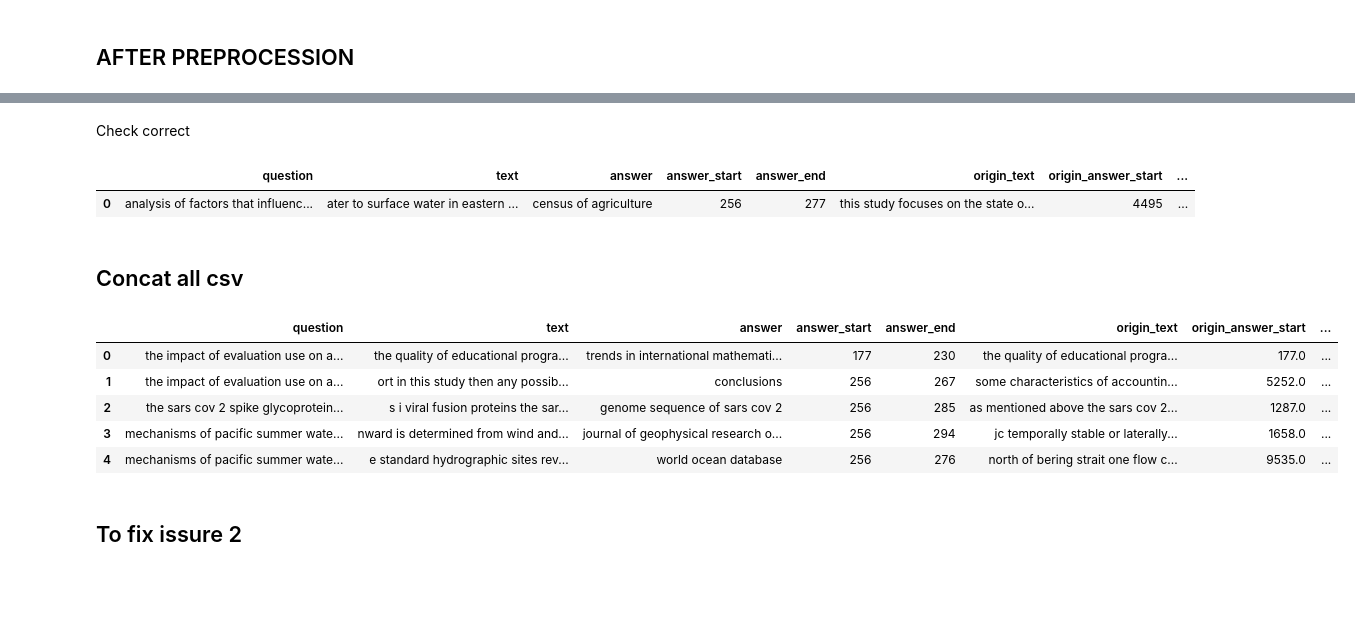
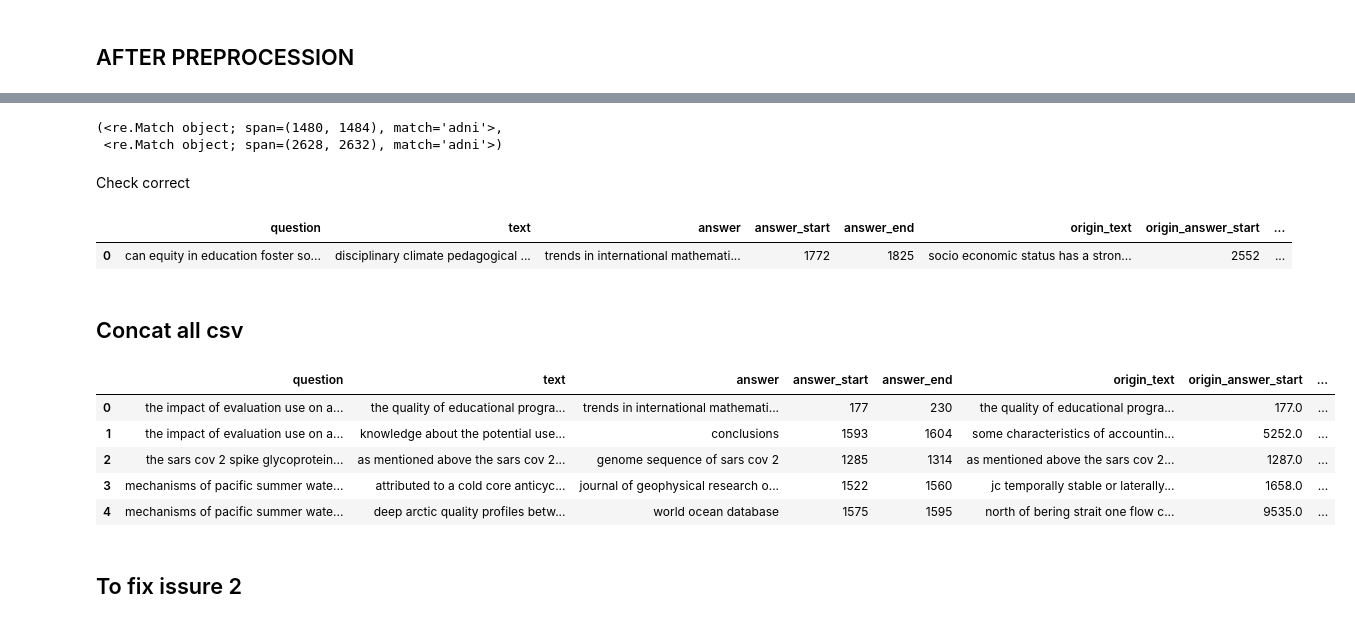
Before and after one commit to beifa/Coleridge_Initiative, a Jupyter notebook: notebook/preprocessing_data.ipynb, the cells around one changed output, grey strips where cells are left out. Drawn from its saved outputs; the diff is of its cells as text; code cells hidden in the pictures; blank space fills up the shorter version.

Commit message:
fix len text(it was count latter) but change to words

```diff
--- a/notebook/preprocessing_data.ipynb
+++ b/notebook/preprocessing_data.ipynb
@@ -569,3 +551,8 @@ shape = 0 2c014ca6-04b7-4672-b594-e5aaf23cf2d5
+# %%
+re.search(r'\badni\b', a.iloc[17].text), re.search(r'\badni\b', a.iloc[17].origin_text)
+# %% [output]
+(<re.Match object; span=(1480, 1484), match='adni'>,
+ <re.Match object; span=(2628, 2632), match='adni'>)
 # %% [markdown]
 Check correct
 # %%
@@ -609,9 +596,9 @@ zero_df = [
         '98958405-bdfc-4ac8-99ea-0873a05f1d80'
         ]
 # %%
-assert len(list(Path(PATH).glob('csv_fix_v3/*.*'))) == 14002 - len(zero_df), 'error saved not eq'
-a = pd.read_csv(np.random.choice(list(Path(PATH).glob('csv_fix_v3/*.*'))))
+assert len(list(Path(PATH).glob('csv_fix_v4/*.*'))) == 14002 - len(zero_df), 'error saved not eq'
+a = pd.read_csv(np.random.choice(list(Path(PATH).glob('csv_fix_v4/*.*'))))
 a
 # %% [output]
 |  | question | text | answer | answer_start | answer_end | origin_text | origin_answer_start | ... |
-| 0 | analysis of factors that influenc... | ater to surface water in eastern ... | census of agriculture | 256 | 277 | this study focuses on the state o... | 4495 | ... |
+| 0 | can equity in education foster so... | disciplinary climate pedagogical ... | trends in international mathemati... | 1772 | 1825 | socio economic status has a stron... | 2552 | ... |
@@ -623,21 +607,21 @@ b  = main()
 # %%
 # len 13964
 # how maked
 dfs = []
-for f in tqdm(list(Path(PATH).glob('csv_fix_v3/*.*'))):
+for f in tqdm(list(Path(PATH).glob('csv_fix_v4/*.*'))):
     dfs.append(pd.read_csv(f))
 
 df = pd.concat(dfs)
 df = df.reset_index(drop=True)
-df.to_csv('/content/drive/MyDrive/Coleridge_Initiative/input/v3_data_qa.csv', index = False)
+df.to_csv('/content/drive/MyDrive/Coleridge_Initiative/input/v4_data_qa.csv', index = False)
 df.head()
 # %% [output]
 |  | question | text | answer | answer_start | answer_end | origin_text | origin_answer_start | ... |
 | 0 | the impact of evaluation use on a... | the quality of educational progra... | trends in international mathemati... | 177 | 230 | the quality of educational progra... | 177.0 | ... |
-| 1 | the impact of evaluation use on a... | ort in this study then any possib... | conclusions | 256 | 267 | some characteristics of accountin... | 5252.0 | ... |
-| 2 | the sars cov 2 spike glycoprotein... | s i viral fusion proteins the sar... | genome sequence of sars cov 2 | 256 | 285 | as mentioned above the sars cov 2... | 1287.0 | ... |
-| 3 | mechanisms of pacific summer wate... | nward is determined from wind and... | journal of geophysical research o... | 256 | 294 | jc temporally stable or laterally... | 1658.0 | ... |
-| 4 | mechanisms of pacific summer wate... | e standard hydrographic sites rev... | world ocean database | 256 | 276 | north of bering strait one flow c... | 9535.0 | ... |
+| 1 | the impact of evaluation use on a... | knowledge about the potential use... | conclusions | 1593 | 1604 | some characteristics of accountin... | 5252.0 | ... |
+| 2 | the sars cov 2 spike glycoprotein... | as mentioned above the sars cov 2... | genome sequence of sars cov 2 | 1285 | 1314 | as mentioned above the sars cov 2... | 1287.0 | ... |
+| 3 | mechanisms of pacific summer wate... | attributed to a cold core anticyc... | journal of geophysical research o... | 1522 | 1560 | jc temporally stable or laterally... | 1658.0 | ... |
+| 4 | mechanisms of pacific summer wate... | deep arctic quality profiles betw... | world ocean database | 1575 | 1595 | north of bering strait one flow c... | 9535.0 | ... |
 # %% [markdown]
 ## To fix issure 2
 # %% [markdown]
```
Also changed, not shown: parts of 10 cells of this notebook.
